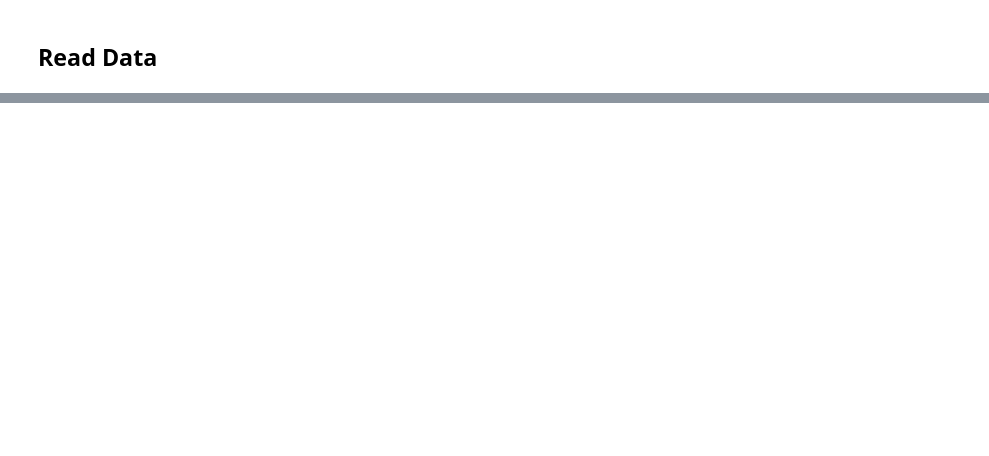
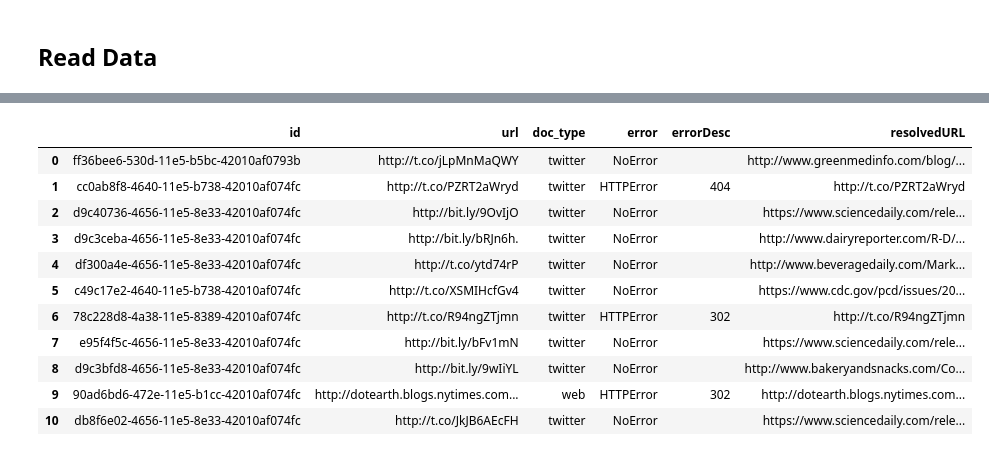
Before and after one commit to psmeros/SciLens, a Jupyter notebook: src/plotLinks.ipynb, the cells around one changed output, grey strips where cells are left out. Cells and saved outputs as stored; diff of their text form; code cells hidden in the pictures; blank space fills up the shorter version.

```diff
--- a/src/plotLinks.ipynb
+++ b/src/plotLinks.ipynb
@@ -220,0 +143,49 @@ print (urls)
+# %%
+def resolveURLs(documents):
+
+    documents = documents.copy(deep=True)
+    documents = flattenLinks(documents)
+
+    def resolve(url):
+        resolved = {'resolvedURL':'', 'error':'', 'errorDesc':''}
+
+        try:
+            resolvedURL = urlopen(url,timeout=5).geturl()
+
+            if(urlparse(resolvedURL).netloc.endswith('.ly')):
+                resolved = {'resolvedURL':resolvedURL, 'error':'NoRedirectError', 'errorDesc':''}
+            else:
+                resolved = {'resolvedURL':resolvedURL, 'error':'NoError', 'errorDesc':''}
+
+        except HTTPError as e:
+            resolved = {'resolvedURL':url, 'error':'HTTPError', 'errorDesc':str(e.code)}
+        except URLError as e:
+            resolved = {'resolvedURL':url, 'error':'URLError', 'errorDesc':str(e)}
+        except ConnectionResetError as e:
+            resolved = {'resolvedURL':url, 'error':'ConnectionResetError', 'errorDesc':str(e)}
+        except CertificateError as e:
+            resolved = {'resolvedURL':url, 'error':'CertificateError', 'errorDesc':str(e)}
+        except SocketTimeoutError as e:
+            resolved = {'resolvedURL':url, 'error':'SocketTimeoutError', 'errorDesc':str(e)}
+        except:
+            print('!!!!NO CATCH!!!!', sys.exc_info())
+
+        return pd.Series(resolved)
+
+    documents = pd.concat((documents, documents['url'].apply(lambda x: resolve(x))), axis=1)
+    return documents
+
+resolveURLs(documents)
+# %% [output]
+|  | id | url | doc_type | error | errorDesc | resolvedURL |
+| 0 | ff36bee6-530d-11e5-b5bc-42010af0793b | http://t.co/jLpMnMaQWY | twitter | NoError |  | http://www.greenmedinfo.com/blog/... |
+| 1 | cc0ab8f8-4640-11e5-b738-42010af074fc | http://t.co/PZRT2aWryd | twitter | HTTPError | 404 | http://t.co/PZRT2aWryd |
+| 2 | d9c40736-4656-11e5-8e33-42010af074fc | http://bit.ly/9OvIjO | twitter | NoError |  | https://www.sciencedaily.com/rele... |
+| 3 | d9c3ceba-4656-11e5-8e33-42010af074fc | http://bit.ly/bRJn6h. | twitter | NoError |  | http://www.dairyreporter.com/R-D/... |
+| 4 | df300a4e-4656-11e5-8e33-42010af074fc | http://t.co/ytd74rP | twitter | NoError |  | http://www.beveragedaily.com/Mark... |
+| 5 | c49c17e2-4640-11e5-b738-42010af074fc | http://t.co/XSMIHcfGv4 | twitter | NoError |  | https://www.cdc.gov/pcd/issues/20... |
+| 6 | 78c228d8-4a38-11e5-8389-42010af074fc | http://t.co/R94ngZTjmn | twitter | HTTPError | 302 | http://t.co/R94ngZTjmn |
+| 7 | e95f4f5c-4656-11e5-8e33-42010af074fc | http://bit.ly/bFv1mN | twitter | NoError |  | https://www.sciencedaily.com/rele... |
+| 8 | d9c3bfd8-4656-11e5-8e33-42010af074fc | http://bit.ly/9wIiYL | twitter | NoError |  | http://www.bakeryandsnacks.com/Co... |
+| 9 | 90ad6bd6-472e-11e5-b1cc-42010af074fc | http://dotearth.blogs.nytimes.com... | web | HTTPError | 302 | http://dotearth.blogs.nytimes.com... |
+| 10 | db8f6e02-4656-11e5-8e33-42010af074fc | http://t.co/JkJB6AEcFH | twitter | NoError |  | https://www.sciencedaily.com/rele... |
```
Also changed, not shown: parts of 11 cells of this notebook.
